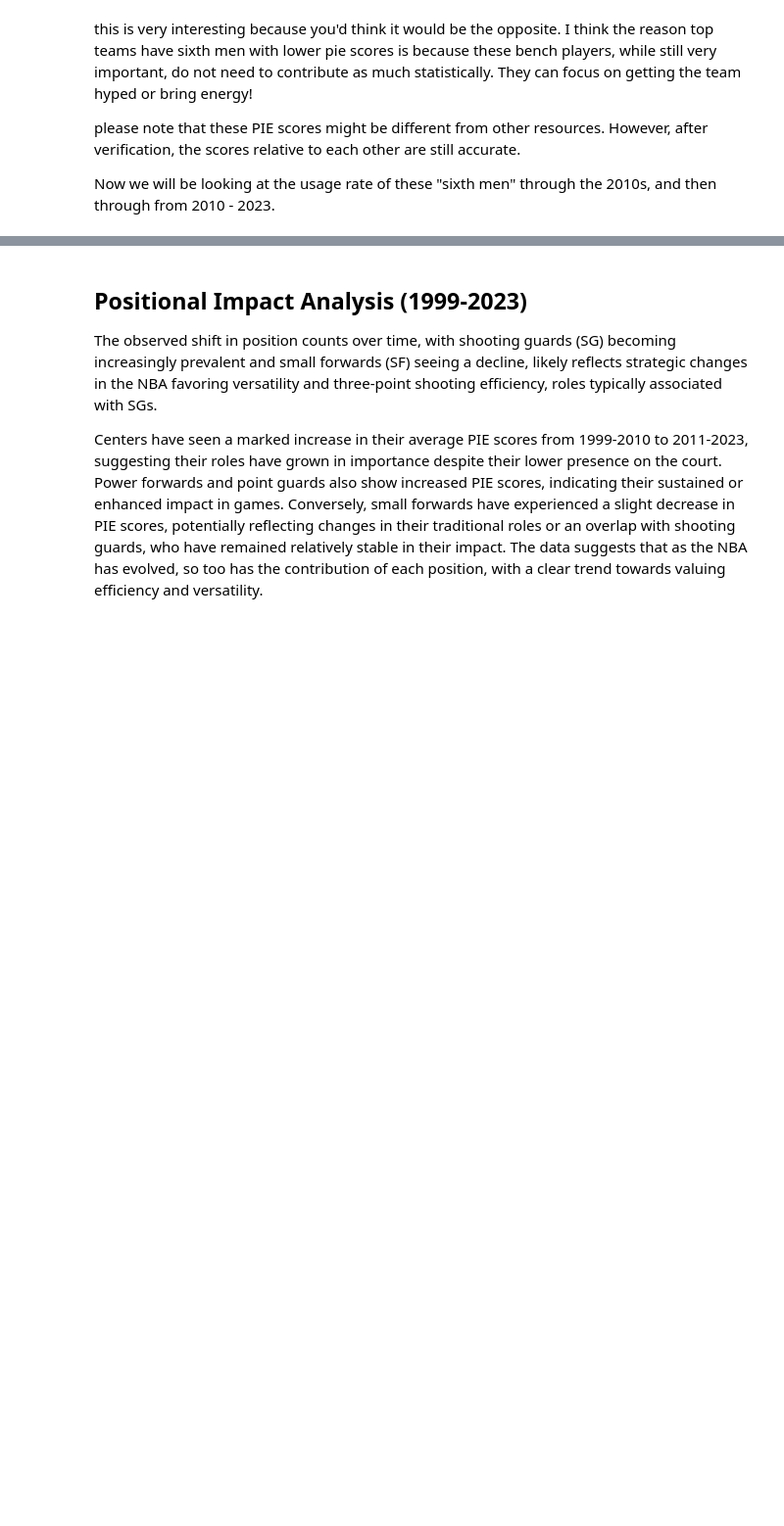
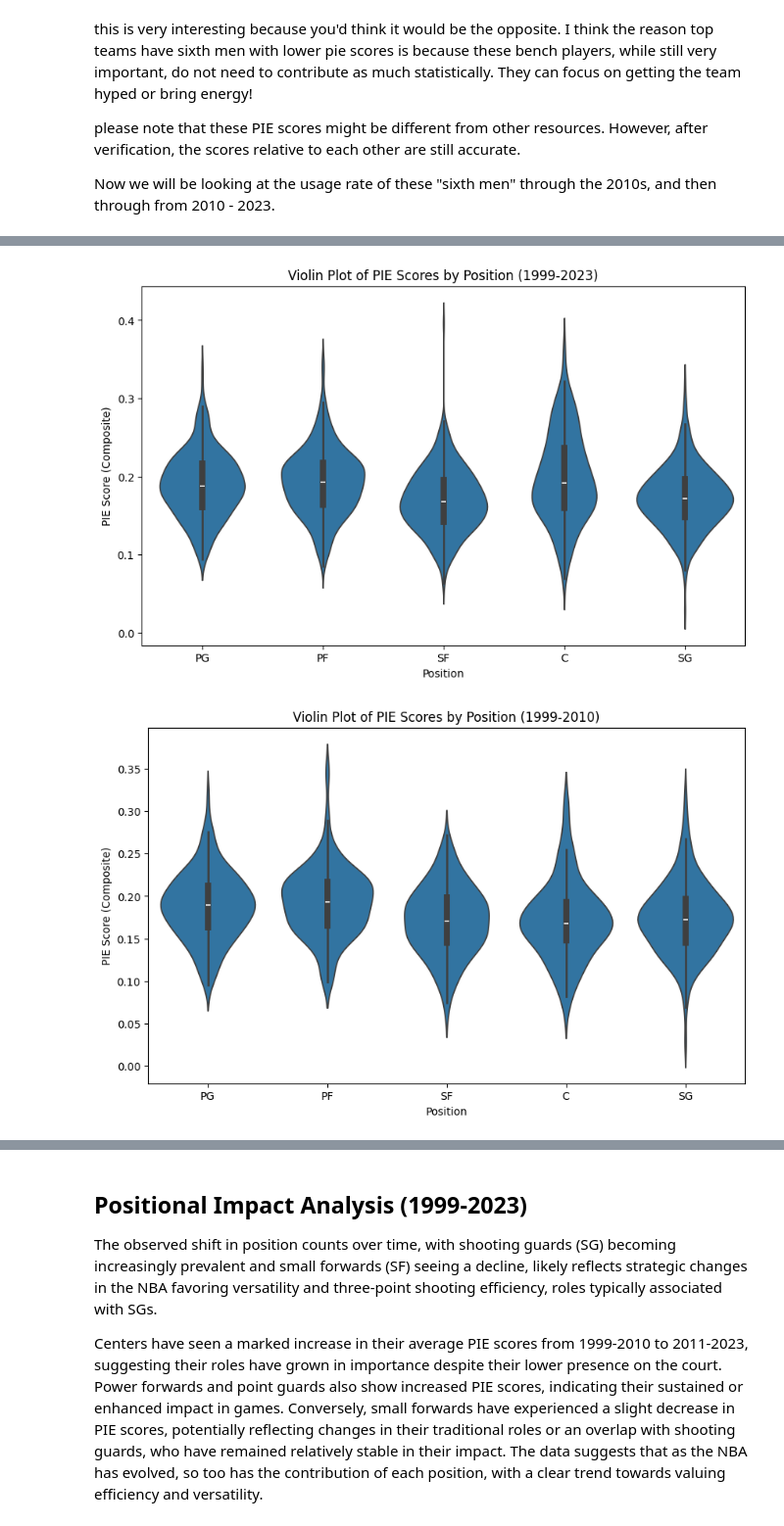
Before and after one commit to izyuan/Impact-of-Sixth-Men, a Jupyter notebook: analysis/descriptive_Statistics.ipynb, the cells around one changed output, grey strips where cells are left out. Shown at 98% size. Drawn from its saved outputs; the diff is of its cells as text; code cells hidden in the pictures; blank space fills up the shorter version.

```diff
--- a/analysis/descriptive_Statistics.ipynb
+++ b/analysis/descriptive_Statistics.ipynb
@@ -264 +293,33 @@ SG    0.178342
 Name: Composite, dtype: float64
+# %%
+#heres a violin graph to visualize it!
+
+# violin plot for the full period 1999-2023
+plt.figure(figsize=(10, 6))
+sns.violinplot(x='Pos', y='Composite', data=df)
+plt.title('Violin Plot of PIE Scores by Position (1999-2023)')
+plt.xlabel('Position')
+plt.ylabel('PIE Score (Composite)')
+#plt.savefig(f"visualization/descriptive_stats_visualized/position_pie_scores", bbox_inches='tight')
+plt.show()
+
+#period 1 graph
+plt.figure(figsize=(10, 6))
+sns.violinplot(x='Pos', y='Composite', data=period1_df)
+plt.title('Violin Plot of PIE Scores by Position (1999-2010)')
+plt.xlabel('Position')
+plt.ylabel('PIE Score (Composite)')
+#plt.savefig(f"visualization/descriptive_stats_visualized/position_pie_scores_period1", bbox_inches='tight')
+plt.show()
+
+#period 2 graph
+plt.figure(figsize=(10, 6))
+sns.violinplot(x='Pos', y='Composite', data=period2_df)
+plt.title('Violin Plot of PIE Scores by Position (2010-2023)')
+plt.xlabel('Position')
+plt.ylabel('PIE Score (Composite)')
+#plt.savefig(f"visualization/descriptive_stats_visualized/position_pie_scores_period2", bbox_inches='tight')
+plt.show()
+# %% [output]
+[figure, added]
+[figure, added]
```
Also changed, not shown: parts of 13 cells of this notebook, 12 other files.
